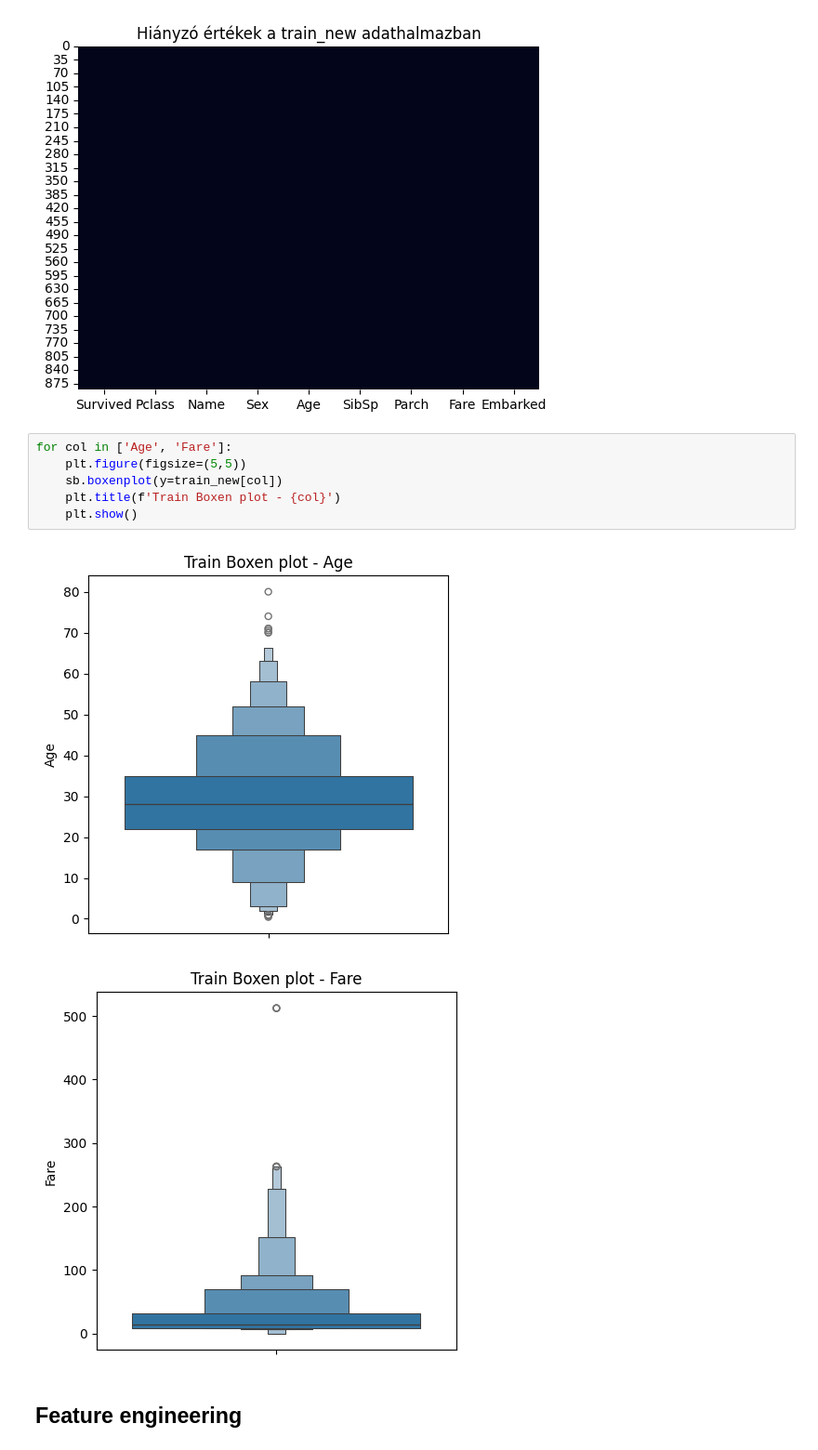
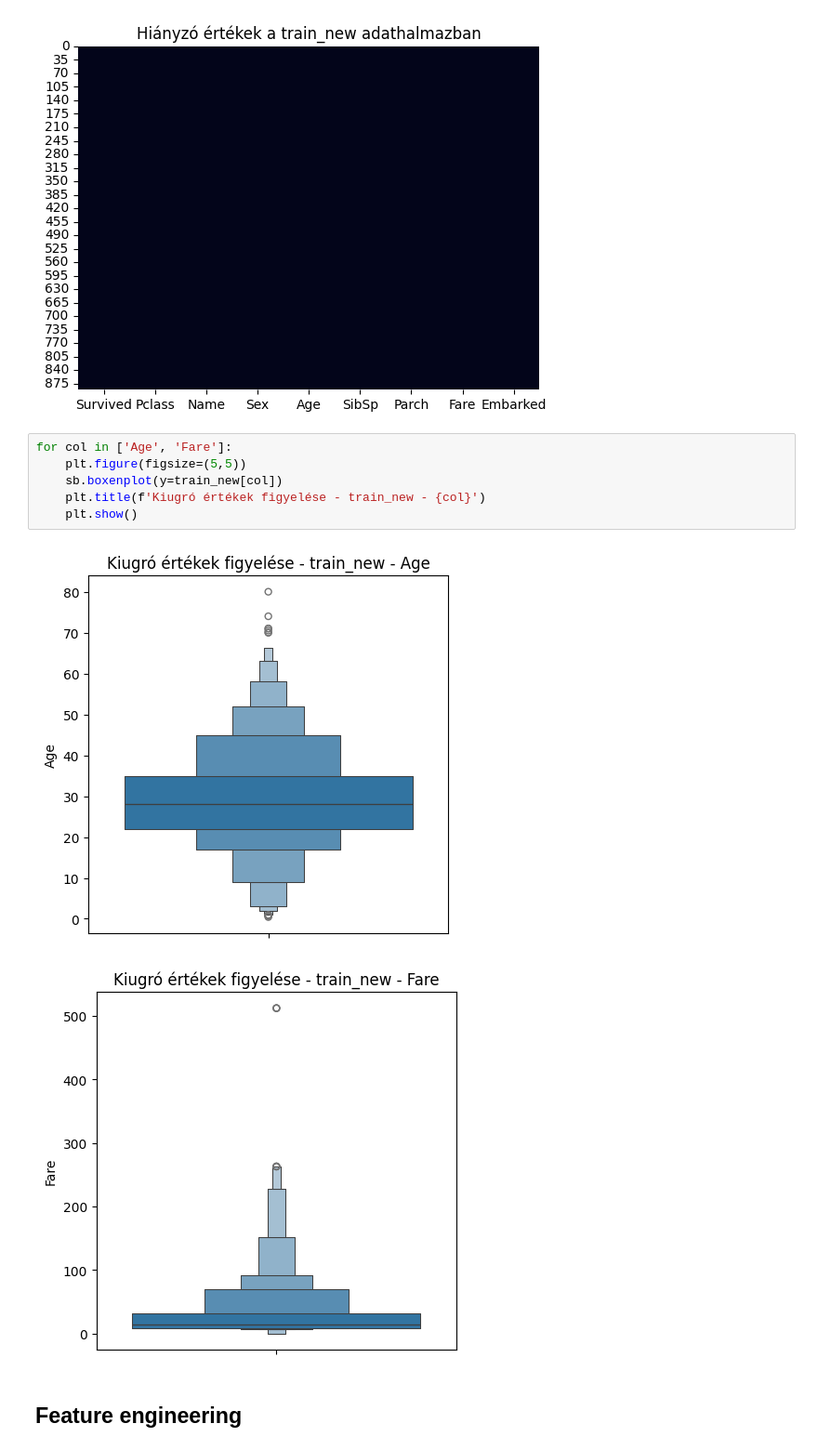
Before and after one commit to kugloff/X49HPQ_gepitanulas_beadando_2025, a Jupyter notebook: titanic.ipynb, the cells around one changed output. Shown: that part at 93% size. Drawn from its saved outputs; the diff is of its cells as text.

```diff
--- a/titanic.ipynb
+++ b/titanic.ipynb
@@ -80,12 +88,12 @@ plt.show()
 # %%
 for col in ['Age', 'Fare']:
     plt.figure(figsize=(5,5))
     sb.boxenplot(y=train_new[col])
-    plt.title(f'Train Boxen plot - {col}')
+    plt.title(f'Kiugró értékek figyelése - train_new - {col}')
     plt.show()
 # %% [output]
-[figure, old version]
+[figure, new version]
-[figure, old version]
+[figure, new version]
 # %% [markdown]
 ## Feature engineering
 # %%
```
Also changed, not shown: parts of 31 cells of this notebook, 1 other file.
